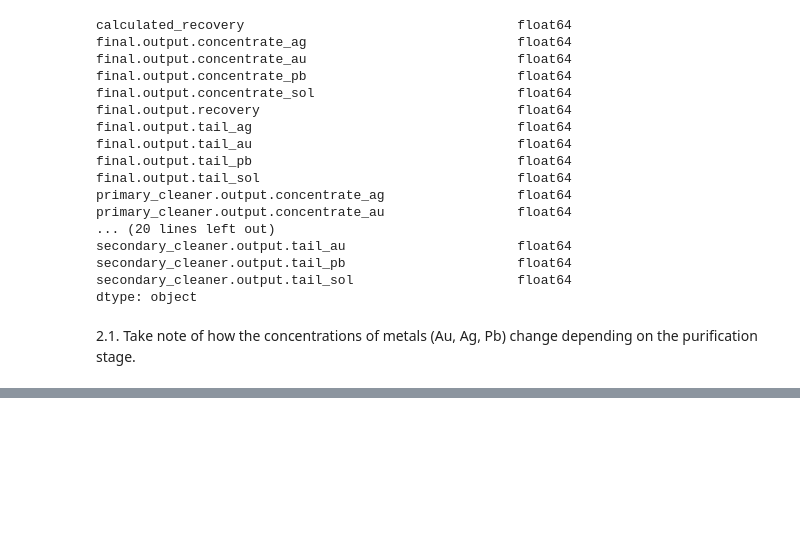
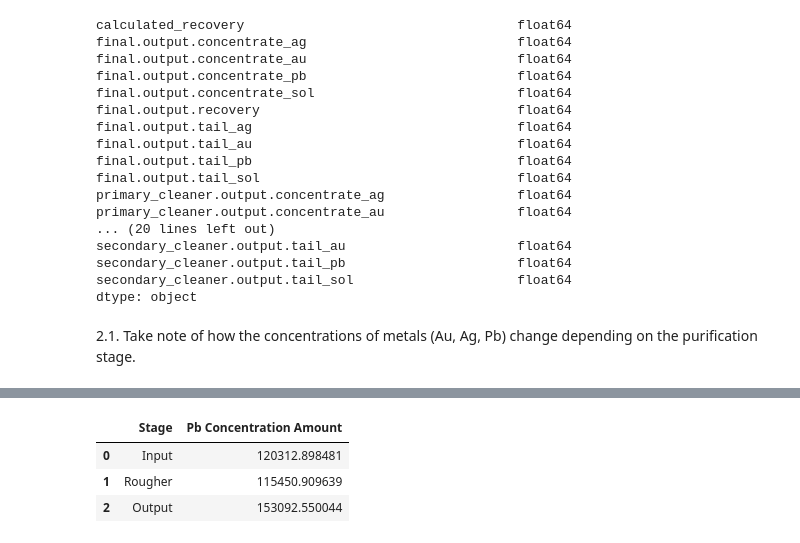
Before and after one commit to BLacuesta3/Sprint-10-Project, a Jupyter notebook: Sprint 10 Project Notebook.ipynb, the cells around one changed output, grey strips where cells are left out. Cells and saved outputs as stored; diff of their text form; code cells hidden in the pictures; blank space fills up the shorter version.

```diff
--- a/Sprint 10 Project Notebook.ipynb
+++ b/Sprint 10 Project Notebook.ipynb
@@ -513,0 +540,15 @@ pb_output = data_train['final.output.concentrate_pb'].sum()
+# %%
+pb_stages = ['Input', 'Rougher', 'Output']
+
+pb_amount = [pb_input, pb_rougher, pb_output]
+
+pb_data = {'Stage': pb_stages, 'Pb Concentration Amount': pb_amount}
+
+pb_df = pd.DataFrame(pb_data)
+
+pb_df
+# %% [output]
+|  | Stage | Pb Concentration Amount |
+| 0 | Input | 120312.898481 |
+| 1 | Rougher | 115450.909639 |
+| 2 | Output | 153092.550044 |
```
Also changed, not shown: parts of 7 cells of this notebook.
